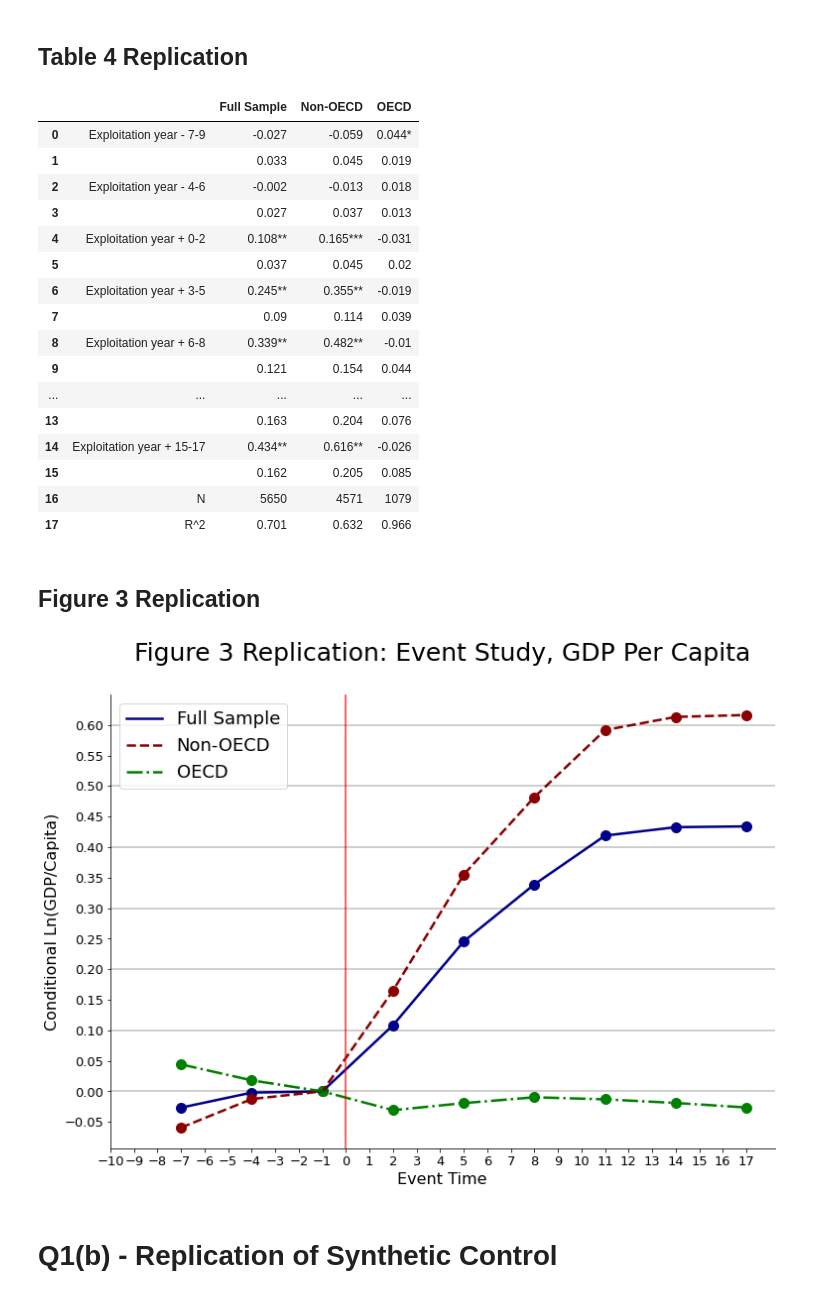
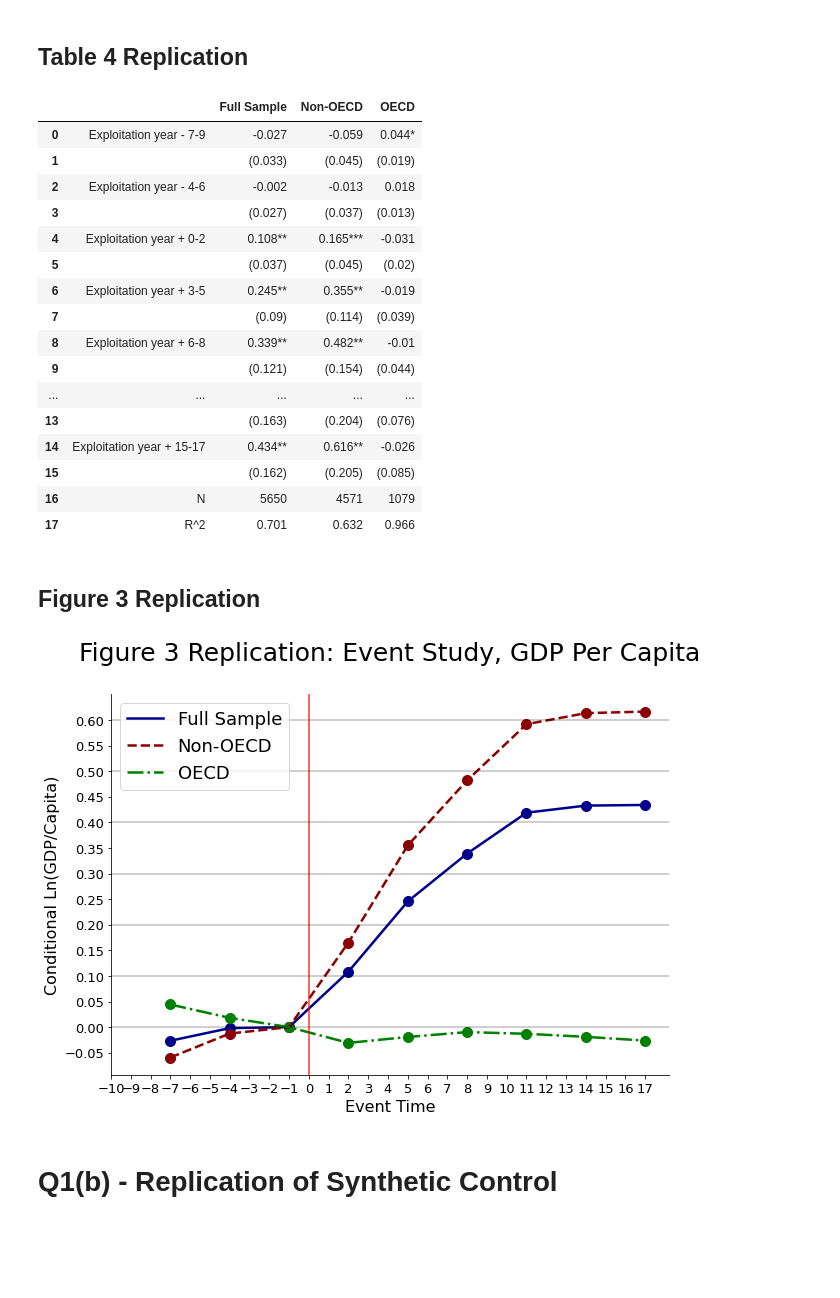
Before and after one commit to stevenbuschbach/Applied-Microeconometrics, a Jupyter notebook: HW2/q1/q1_code.ipynb, the cells around one changed output. Saved outputs shown, nothing was run; the diff lists cells and outputs as text; code cells hidden in the pictures; blank space fills up the shorter version.

```diff
--- a/HW2/q1/q1_code.ipynb
+++ b/HW2/q1/q1_code.ipynb
@@ -231,7 +231,7 @@ columns = [[],[],[]]
 for j in range(len(columns)):
     for i in range(8):
         columns[j].append(str(np.round(betas[j][-8:][i],3))+betas_stars[j][-8:][i])
-        columns[j].append(str(np.round(betas_SE[j][-8:][i],3)))
+        columns[j].append("("+str(np.round(betas_SE[j][-8:][i],3))+")")
     columns[j].append(int(Ns[j]))
     columns[j].append(np.round(R2s[j],3))
 
@@ -244,60 +244,59 @@ beta_df
 # %% [output]
 |  |  | Full Sample | Non-OECD | OECD |
 | 0 | Exploitation year - 7-9 | -0.027 | -0.059 | 0.044* |
-| 1 |  | 0.033 | 0.045 | 0.019 |
+| 1 |  | (0.033) | (0.045) | (0.019) |
 | 2 | Exploitation year - 4-6 | -0.002 | -0.013 | 0.018 |
-| 3 |  | 0.027 | 0.037 | 0.013 |
+| 3 |  | (0.027) | (0.037) | (0.013) |
 | 4 | Exploitation year + 0-2 | 0.108** | 0.165*** | -0.031 |
-| 5 |  | 0.037 | 0.045 | 0.02 |
+| 5 |  | (0.037) | (0.045) | (0.02) |
 | 6 | Exploitation year + 3-5 | 0.245** | 0.355** | -0.019 |
-| 7 |  | 0.09 | 0.114 | 0.039 |
+| 7 |  | (0.09) | (0.114) | (0.039) |
 | 8 | Exploitation year + 6-8 | 0.339** | 0.482** | -0.01 |
-| 9 |  | 0.121 | 0.154 | 0.044 |
+| 9 |  | (0.121) | (0.154) | (0.044) |
 | ... | ... | ... | ... | ... |
-| 13 |  | 0.163 | 0.204 | 0.076 |
+| 13 |  | (0.163) | (0.204) | (0.076) |
 | 14 | Exploitation year + 15-17 | 0.434** | 0.616** | -0.026 |
-| 15 |  | 0.162 | 0.205 | 0.085 |
+| 15 |  | (0.162) | (0.205) | (0.085) |
 | 16 | N | 5650 | 4571 | 1079 |
 | 17 | R^2 | 0.701 | 0.632 | 0.966 |
 # %% [markdown]
 ## Figure 3 Replication
 # %%
-fig,ax = plt.subplots(figsize=(12,8))
+fig,ax = plt.subplots(figsize=(10,7))
 
 # Formatting stuff
-plt.subplots_adjust(top=0.92)
 ax.spines['top'].set_visible(False)
 ax.spines['right'].set_visible(False)
 
 # Do plotting
 formats = [('darkblue','solid','Full Sample'),
            ('darkred','dashed','Non-OECD'),
            ('green','dashdot','OECD')]
 for i,fmt in enumerate(formats):
     plot_times = np.arange(-7,18,3)
     plot_betas = list(betas[i][-8:-6])+[0.0]+list(betas[i][-6:])
     plt.scatter(plot_times, plot_betas, color=fmt[0], s=100)
     plt.plot(plot_times, plot_betas, color=fmt[0],
              linestyle=fmt[1], linewidth=2.5, label=fmt[2])
 ax.axvline(x=0, color='red', linestyle='solid', alpha=0.8)
 for i in np.arange(0.0,0.7,0.1):
     ax.axhline(y=i, color='black', linestyle='solid', alpha=0.25)
 
 # Axis formatting
 ax.tick_params(axis='both', which='major', labelsize=13)
 ax.set_xticks(np.arange(-10,18,1))
 ax.set_yticks(np.arange(-0.05,0.65,0.05))
 ax.set_xlabel("Event Time", size=16)
 ax.set_ylabel("Conditional Ln(GDP/Capita)", size=16)
 
 # More formatting
 ax.set_title("Figure 3 Replication: Event Study, GDP Per Capita\n", size=25)
 ax.legend(fontsize=18, loc='upper left')
 
 plt.savefig("./q1_output/figure3_replication.png")
 plt.show()
 # %% [output]
-[figure, old version]
+[figure, new version]
 # %% [markdown]
 # Q1(b) - Replication of Synthetic Control
 # %% [markdown]
```
Also changed, not shown: parts of 3 cells of this notebook, 6 other files.
